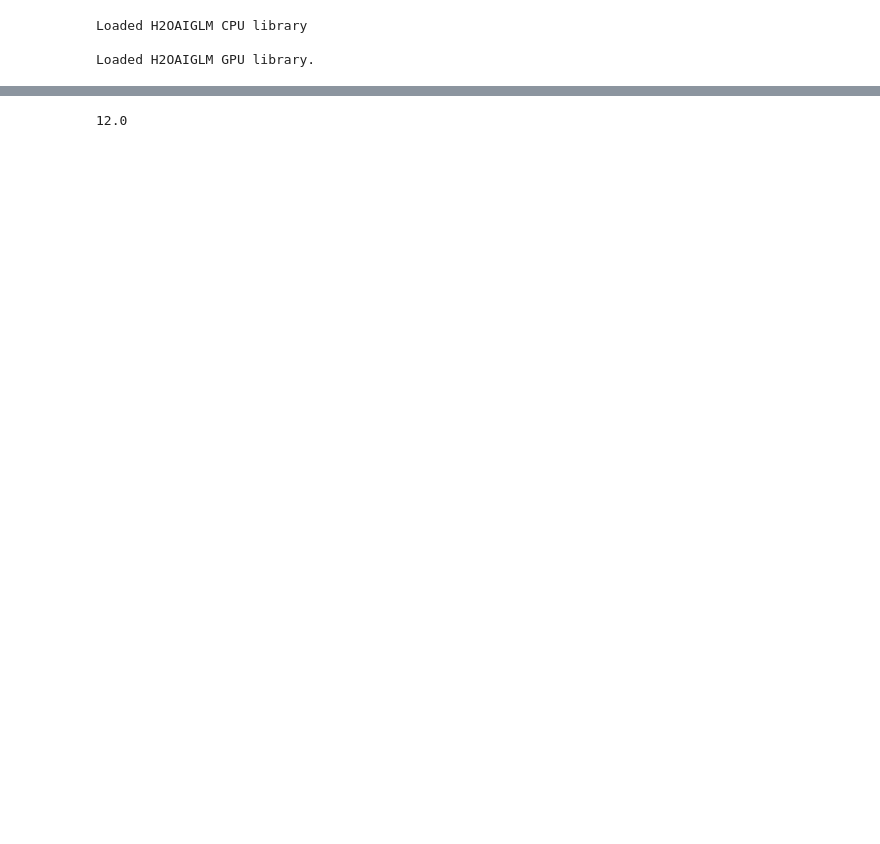
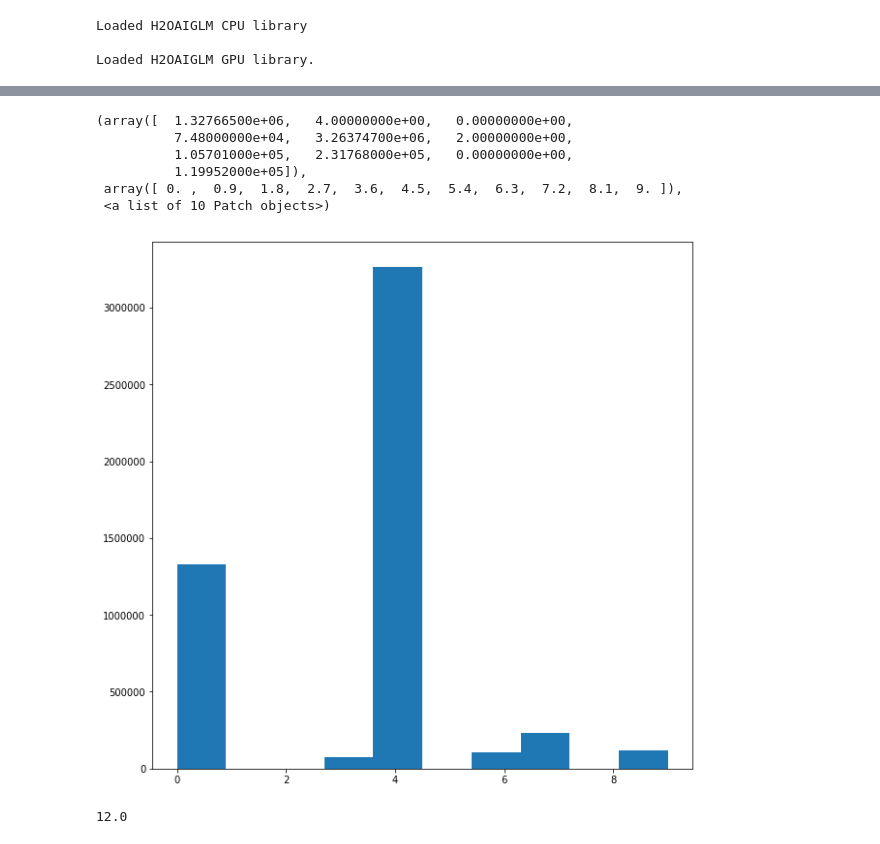
Before and after one commit to Cwickniss/kmcuda, a Jupyter notebook: img/kmeans_image.ipynb, the cells around one changed output, grey strips where cells are left out. Cells and saved outputs as stored; diff of their text form; code cells hidden in the pictures; blank space fills up the shorter version.

```diff
--- a/img/kmeans_image.ipynb
+++ b/img/kmeans_image.ipynb
@@ -79,3 +92,13 @@ asses = model.predict(dataset)
+# %%
+hist(asses)
+# %% [output]
+(array([  1.32766500e+06,   4.00000000e+00,   0.00000000e+00,
+          7.48000000e+04,   3.26374700e+06,   2.00000000e+00,
+          1.05701000e+05,   2.31768000e+05,   0.00000000e+00,
+          1.19952000e+05]),
+ array([ 0. ,  0.9,  1.8,  2.7,  3.6,  4.5,  5.4,  6.3,  7.2,  8.1,  9. ]),
+ <a list of 10 Patch objects>)
+[figure, added]
 # %%
 12 * dots.shape[0] / dots.shape[1]
 # %% [output]
```
Also changed, not shown: parts of 3 cells of this notebook, 1 other file.
